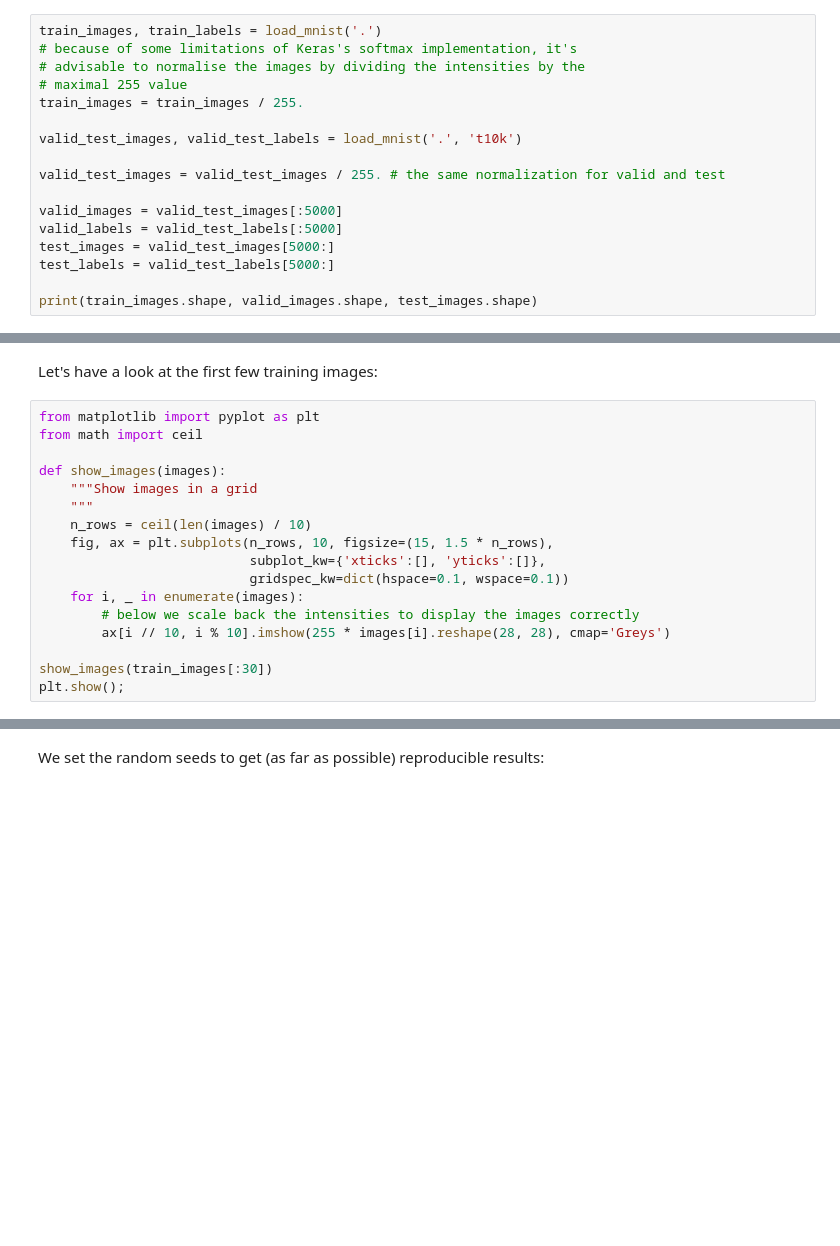
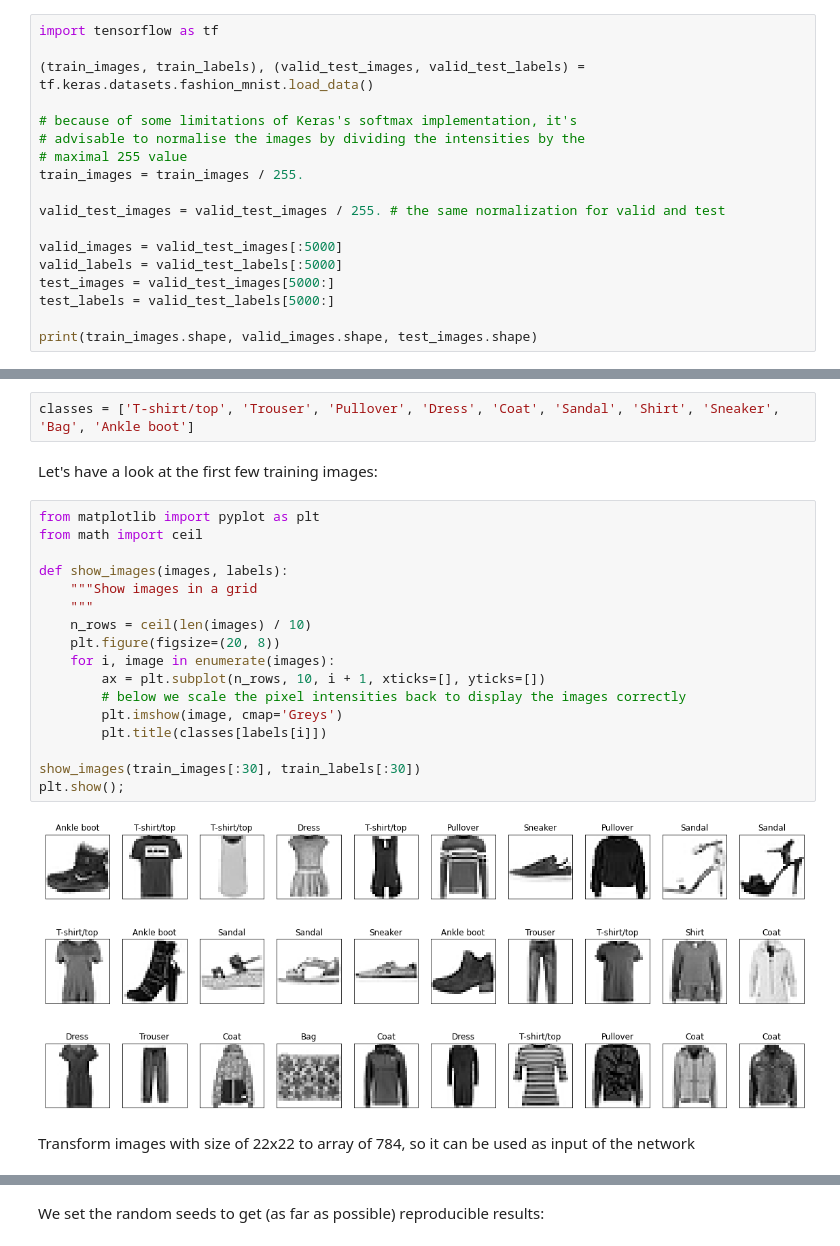
Before and after one commit to peenalGupta/Data-Analytics-3-Labs, a Jupyter notebook: 3_FashionMNIST_Keras.ipynb, the cells around one changed output, grey strips where cells are left out. Saved outputs shown, nothing was run; the diff lists cells and outputs as text; blank space fills up the shorter version.

```diff
--- a/3_FashionMNIST_Keras.ipynb
+++ b/3_FashionMNIST_Keras.ipynb
@@ -61,11 +34,12 @@ def load_mnist(path, kind='train'):
 # %%
-train_images, train_labels = load_mnist('.')
+import tensorflow as tf
+
+(train_images, train_labels), (valid_test_images, valid_test_labels) = tf.keras.datasets.fashion_mnist.load_data()
+
 # because of some limitations of Keras's softmax implementation, it's
 # advisable to normalise the images by dividing the intensities by the
 # maximal 255 value
 train_images = train_images / 255.
-
-valid_test_images, valid_test_labels = load_mnist('.', 't10k')
 
 valid_test_images = valid_test_images / 255. # the same normalization for valid and test
 
@@ -78,19 +66,25 @@ print(train_images.shape, valid_images.shape, test_images.shape)
+# %%
+classes = ['T-shirt/top', 'Trouser', 'Pullover', 'Dress', 'Coat', 'Sandal', 'Shirt', 'Sneaker', 'Bag', 'Ankle boot']
 # %% [markdown]
 Let's have a look at the first few training images:
 # %%
 from matplotlib import pyplot as plt
 from math import ceil
 
-def show_images(images):
+def show_images(images, labels):
     """Show images in a grid
     """
     n_rows = ceil(len(images) / 10)
-    fig, ax = plt.subplots(n_rows, 10, figsize=(15, 1.5 * n_rows),
-                           subplot_kw={'xticks':[], 'yticks':[]},
-                           gridspec_kw=dict(hspace=0.1, wspace=0.1))
-    for i, _ in enumerate(images):
-        # below we scale back the intensities to display the images correctly
-        ax[i // 10, i % 10].imshow(255 * images[i].reshape(28, 28), cmap='Greys')
+    plt.figure(figsize=(20, 8))
+    for i, image in enumerate(images):
+        ax = plt.subplot(n_rows, 10, i + 1, xticks=[], yticks=[])
+        # below we scale the pixel intensities back to display the images correctly
+        plt.imshow(image, cmap='Greys')
+        plt.title(classes[labels[i]])
 
-show_images(train_images[:30])
+show_images(train_images[:30], train_labels[:30])
 plt.show();
+# %% [output]
+[figure, added]
+# %% [markdown]
+Transform images with size of 22x22 to array of 784, so it can be used as input of the network
```
Also changed, not shown: parts of 24 cells of this notebook.
